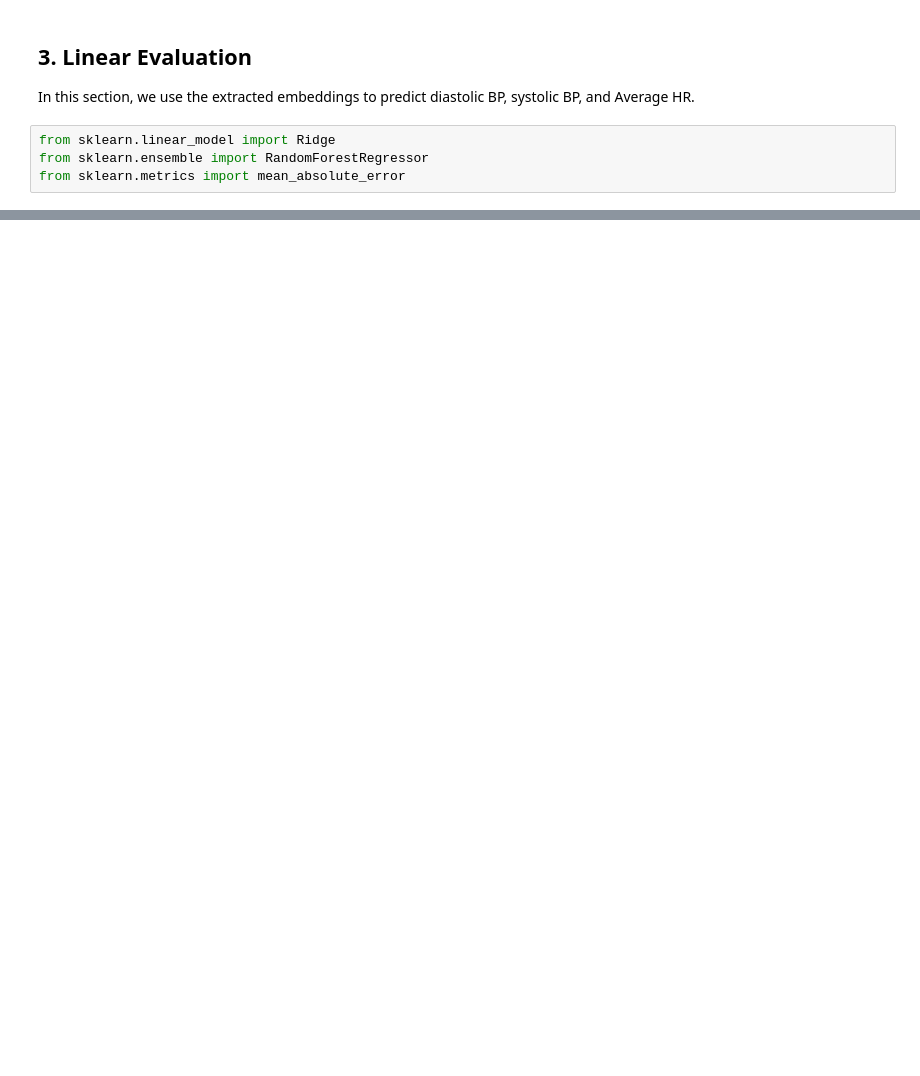
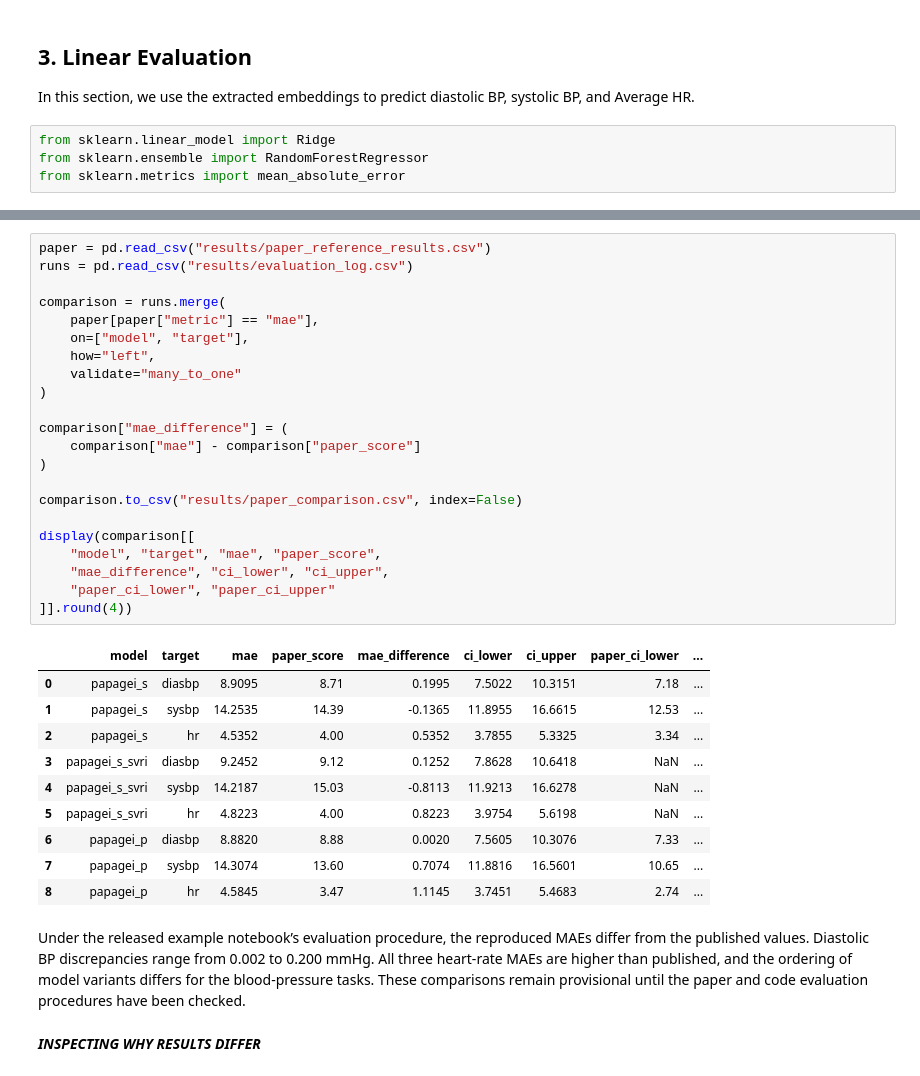
Before and after one commit to KHejralova/papagei-reproduction, a Jupyter notebook: 01_ppgbp_reprod.ipynb, the cells around one changed output, grey strips where cells are left out. Drawn from its saved outputs; the diff is of its cells as text; blank space fills up the shorter version.

```diff
--- a/01_ppgbp_reprod.ipynb
+++ b/01_ppgbp_reprod.ipynb
@@ -760,0 +752,37 @@ PaPaGei-P Systolic BP MAE: 14.30742952300281
+# %%
+paper = pd.read_csv("results/paper_reference_results.csv")
+runs = pd.read_csv("results/evaluation_log.csv")
+
+comparison = runs.merge(
+    paper[paper["metric"] == "mae"],
+    on=["model", "target"],
+    how="left",
+    validate="many_to_one"
+)
+
+comparison["mae_difference"] = (
+    comparison["mae"] - comparison["paper_score"]
+)
+
+comparison.to_csv("results/paper_comparison.csv", index=False)
+
+display(comparison[[
+    "model", "target", "mae", "paper_score",
+    "mae_difference", "ci_lower", "ci_upper",
+    "paper_ci_lower", "paper_ci_upper"
+]].round(4))
+# %% [output]
+|  | model | target | mae | paper_score | mae_difference | ci_lower | ci_upper | paper_ci_lower | ... |
+| 0 | papagei_s | diasbp | 8.9095 | 8.71 | 0.1995 | 7.5022 | 10.3151 | 7.18 | ... |
+| 1 | papagei_s | sysbp | 14.2535 | 14.39 | -0.1365 | 11.8955 | 16.6615 | 12.53 | ... |
+| 2 | papagei_s | hr | 4.5352 | 4.00 | 0.5352 | 3.7855 | 5.3325 | 3.34 | ... |
+| 3 | papagei_s_svri | diasbp | 9.2452 | 9.12 | 0.1252 | 7.8628 | 10.6418 | NaN | ... |
+| 4 | papagei_s_svri | sysbp | 14.2187 | 15.03 | -0.8113 | 11.9213 | 16.6278 | NaN | ... |
+| 5 | papagei_s_svri | hr | 4.8223 | 4.00 | 0.8223 | 3.9754 | 5.6198 | NaN | ... |
+| 6 | papagei_p | diasbp | 8.8820 | 8.88 | 0.0020 | 7.5605 | 10.3076 | 7.33 | ... |
+| 7 | papagei_p | sysbp | 14.3074 | 13.60 | 0.7074 | 11.8816 | 16.5601 | 10.65 | ... |
+| 8 | papagei_p | hr | 4.5845 | 3.47 | 1.1145 | 3.7451 | 5.4683 | 2.74 | ... |
+# %% [markdown]
+Under the released example notebook’s evaluation procedure, the reproduced MAEs differ from the published values. Diastolic BP discrepancies range from 0.002 to 0.200 mmHg. All three heart-rate MAEs are higher than published, and the ordering of model variants differs for the blood-pressure tasks. These comparisons remain provisional until the paper and code evaluation procedures have been checked.
+# %% [markdown]
+***INSPECTING WHY RESULTS DIFFER***
```
Also changed, not shown: parts of 79 cells of this notebook, 22 other files.
